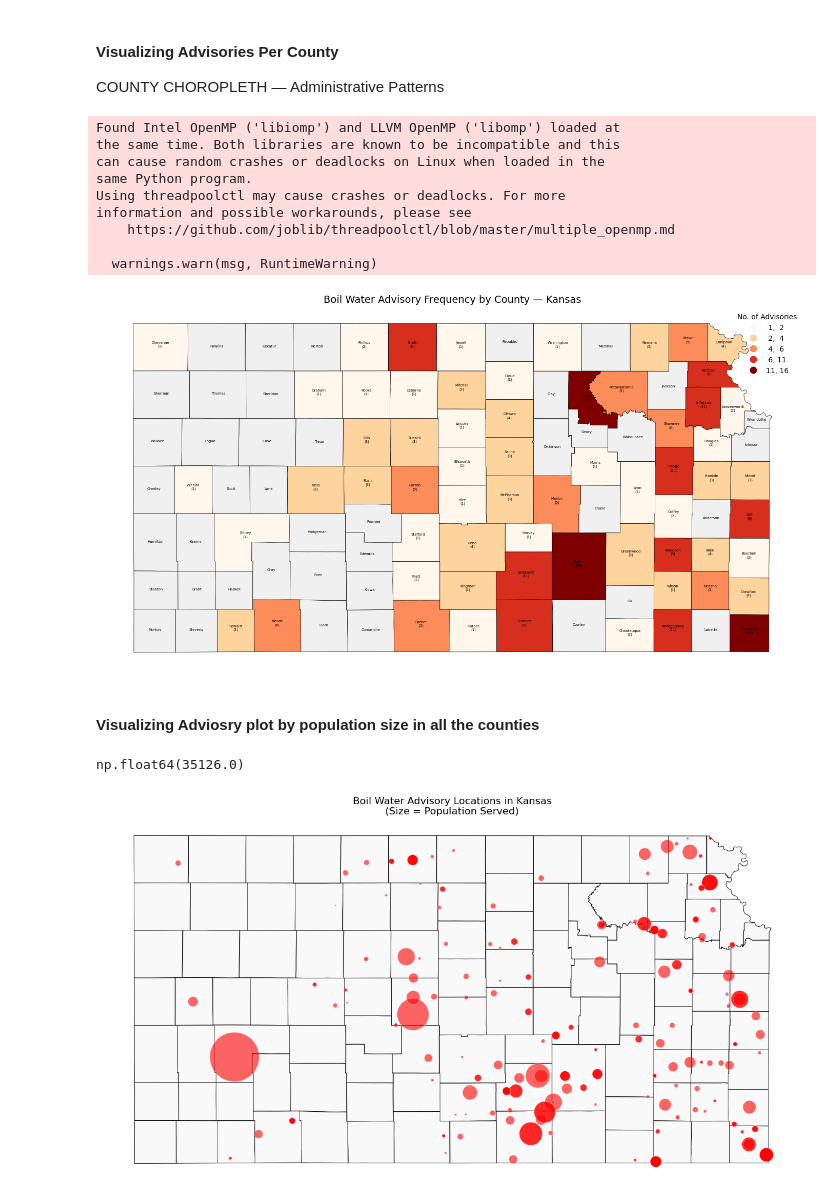
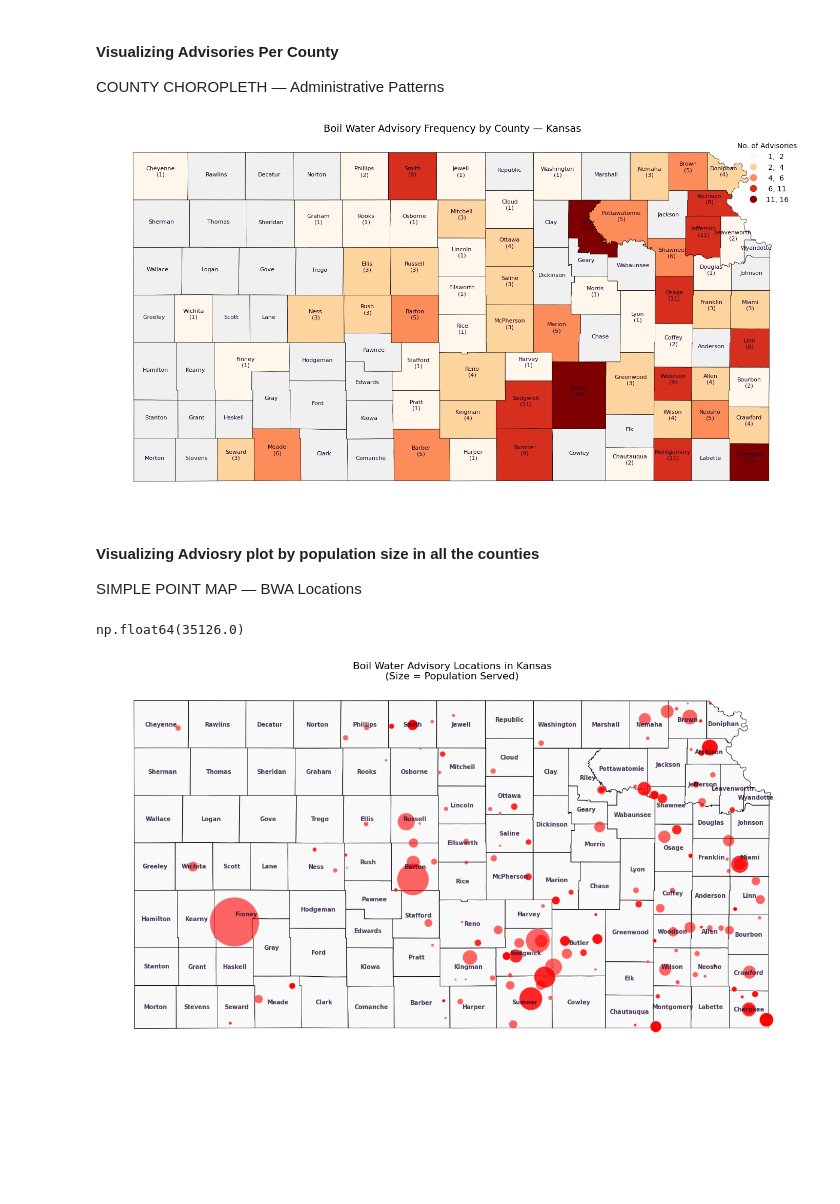
Before and after one commit to arunrimal/boil-water-advisory, a Jupyter notebook: notebooks/visualization.ipynb, the cells around one changed output. Drawn from its saved outputs; the diff is of its cells as text; code cells hidden in the pictures; blank space fills up the shorter version.

Commit message:
adding temporal and distributed visualization

```diff
--- a/notebooks/visualization.ipynb
+++ b/notebooks/visualization.ipynb
@@ -103,7 +106,7 @@ for _, row in ks_map.iterrows():
     ax.annotate(
         f"{row['NAME']}\n({int(row['bwa_count'])})" if row["bwa_count"] > 0 else row["NAME"],
         xy=(row.geometry.centroid.x, row.geometry.centroid.y),
-        fontsize=5, ha="center", color="black"
+        fontsize=8, ha="center", color="#1b042a"
     )
 
 ax.set_title("Boil Water Advisory Frequency by County — Kansas", fontsize=14)
@@ -111,44 +114,46 @@ ax.set_axis_off()
 plt.tight_layout()
 plt.show()
 # %% [output]
-Found Intel OpenMP ('libiomp') and LLVM OpenMP ('libomp') loaded at
-the same time. Both libraries are known to be incompatible and this
-can cause random crashes or deadlocks on Linux when loaded in the
-same Python program.
-Using threadpoolctl may cause crashes or deadlocks. For more
-information and possible workarounds, please see
-    https://github.com/joblib/threadpoolctl/blob/master/multiple_openmp.md
-
-  warnings.warn(msg, RuntimeWarning)
-[figure, old version]
+[figure, new version]
 # %% [markdown]
 #### **Visualizing Adviosry plot by population size in all the counties**
+SIMPLE POINT MAP — BWA Locations
 # %%
 bwa_gdf["Population_Served"].max()
 # %% [output]
 np.float64(35126.0)
 # %%
-# =============================================================================
-# SECTION 3: SIMPLE POINT MAP — BWA Locations
-# =============================================================================
 fig, ax = plt.subplots(figsize=(12, 8))
 
-# Base layer
+# Base layer as counties map
 ks_counties.plot(ax=ax, color="#f9f9f9", edgecolor="black", linewidth=0.6)
 
 # Simple points — all same color, sized by population
 bwa_gdf.plot(
     ax=ax,
     color='red',
     markersize=bwa_gdf["Population_Served"].clip(upper=bwa_gdf["Population_Served"].max()) / 10,
     alpha=0.6,
     edgecolor='white',
     linewidth=0.3
 )
+# ---- ADD COUNTY NAME LABELS (at centroids) ----
+for _, row in ks_counties.iterrows():
+    centroid = row.geometry.centroid
+    ax.annotate(
+        row["NAME"],
+        xy=(centroid.x, centroid.y),
+        fontsize=7,
+        ha="center",
+        va="center",
+        color="#1b042a",
+        alpha=0.8,
+        fontweight='bold'
+    )
 
 ax.set_title("Boil Water Advisory Locations in Kansas\n(Size = Population Served)", fontsize=12)
 ax.set_axis_off()
 plt.tight_layout()
 plt.show()
 # %% [output]
-[figure, old version]
+[figure, new version]
```
Also changed, not shown: parts of 10 cells of this notebook.
